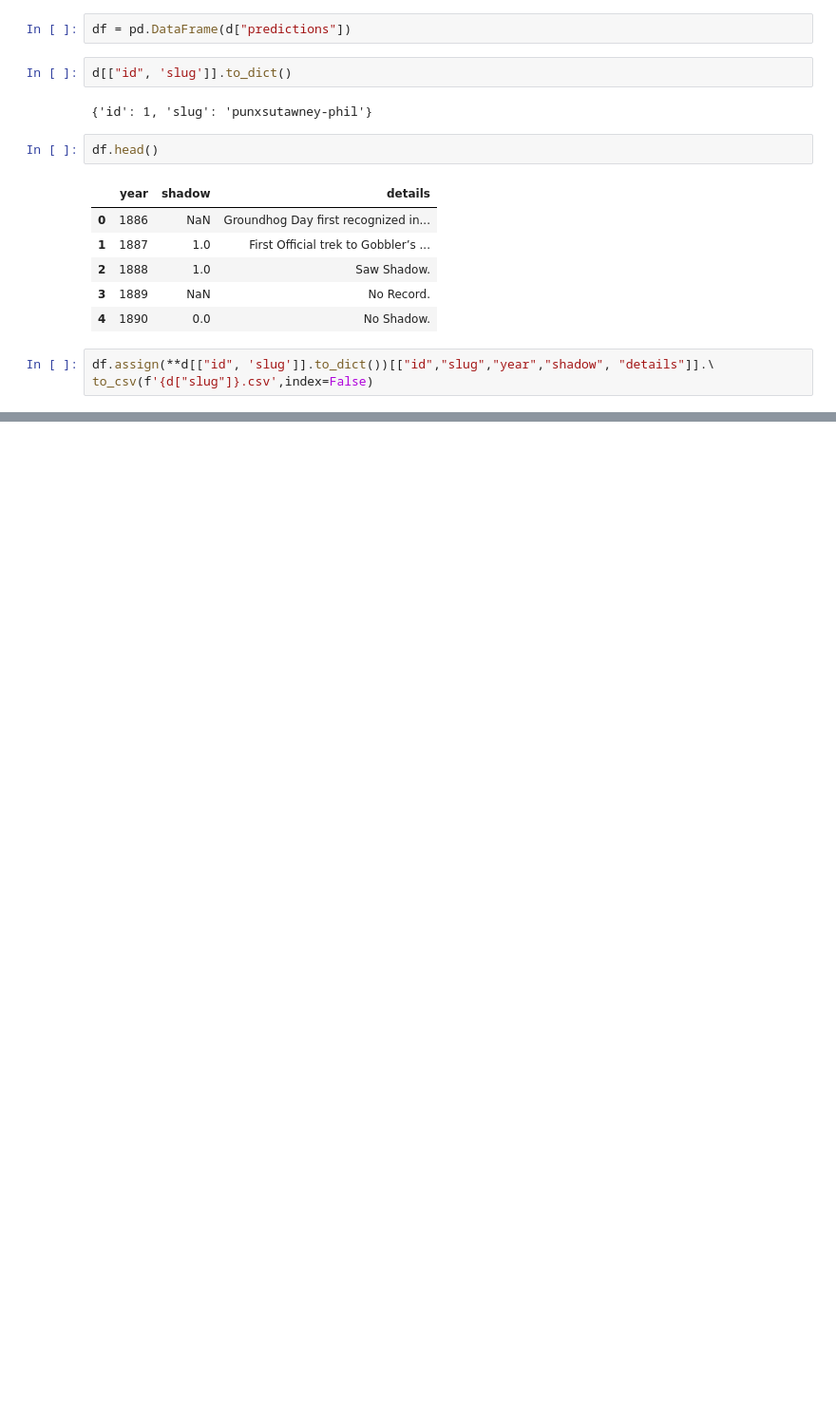
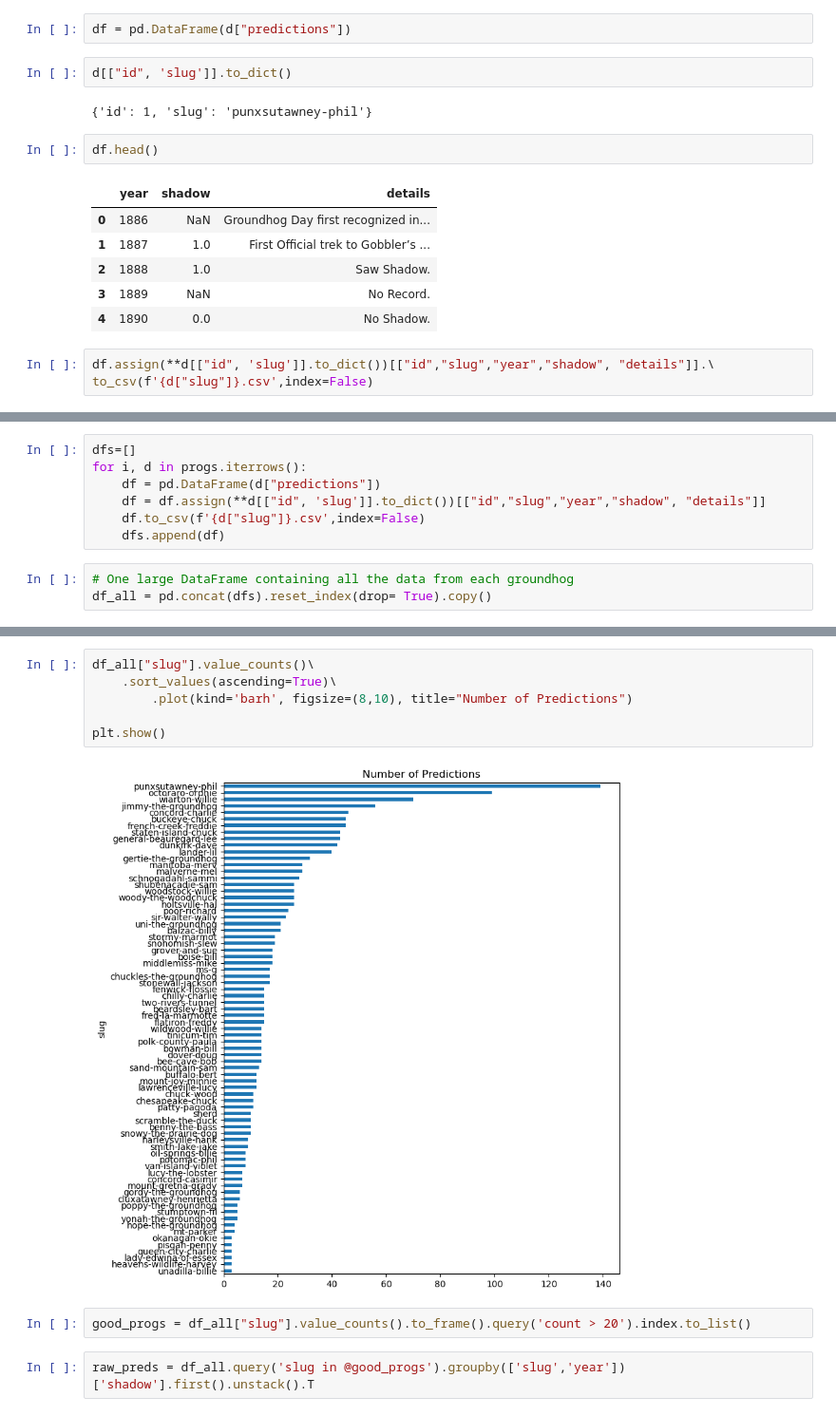
Before and after one commit to safi-alt/Groundhog-Day---Data-Science, a Jupyter notebook: GroundHogDatasetCreation.ipynb, the cells around one changed output, grey strips where cells are left out. Shown at 95% size. Cells and saved outputs as stored; diff of their text form; blank space fills up the shorter version.

```diff
--- a/GroundHogDatasetCreation.ipynb
+++ b/GroundHogDatasetCreation.ipynb
@@ -173,0 +178,10 @@ to_csv(f'{d["slug"]}.csv',index=False)
+# %%
+dfs=[]
+for i, d in progs.iterrows():
+    df = pd.DataFrame(d["predictions"])
+    df = df.assign(**d[["id", 'slug']].to_dict())[["id","slug","year","shadow", "details"]]
+    df.to_csv(f'{d["slug"]}.csv',index=False)
+    dfs.append(df)
+# %%
+# One large DataFrame containing all the data from each groundhog
+df_all = pd.concat(dfs).reset_index(drop= True).copy()
@@ -173,0 +217,12 @@ to_csv(f'{d["slug"]}.csv',index=False)
+# %%
+df_all["slug"].value_counts()\
+    .sort_values(ascending=True)\
+        .plot(kind='barh', figsize=(8,10), title="Number of Predictions")
+
+plt.show()
+# %% [output]
+[figure, added]
+# %%
+good_progs = df_all["slug"].value_counts().to_frame().query('count > 20').index.to_list()
+# %%
+raw_preds = df_all.query('slug in @good_progs').groupby(['slug','year'])['shadow'].first().unstack().T
```
Also changed, not shown: parts of 6 cells of this notebook.
